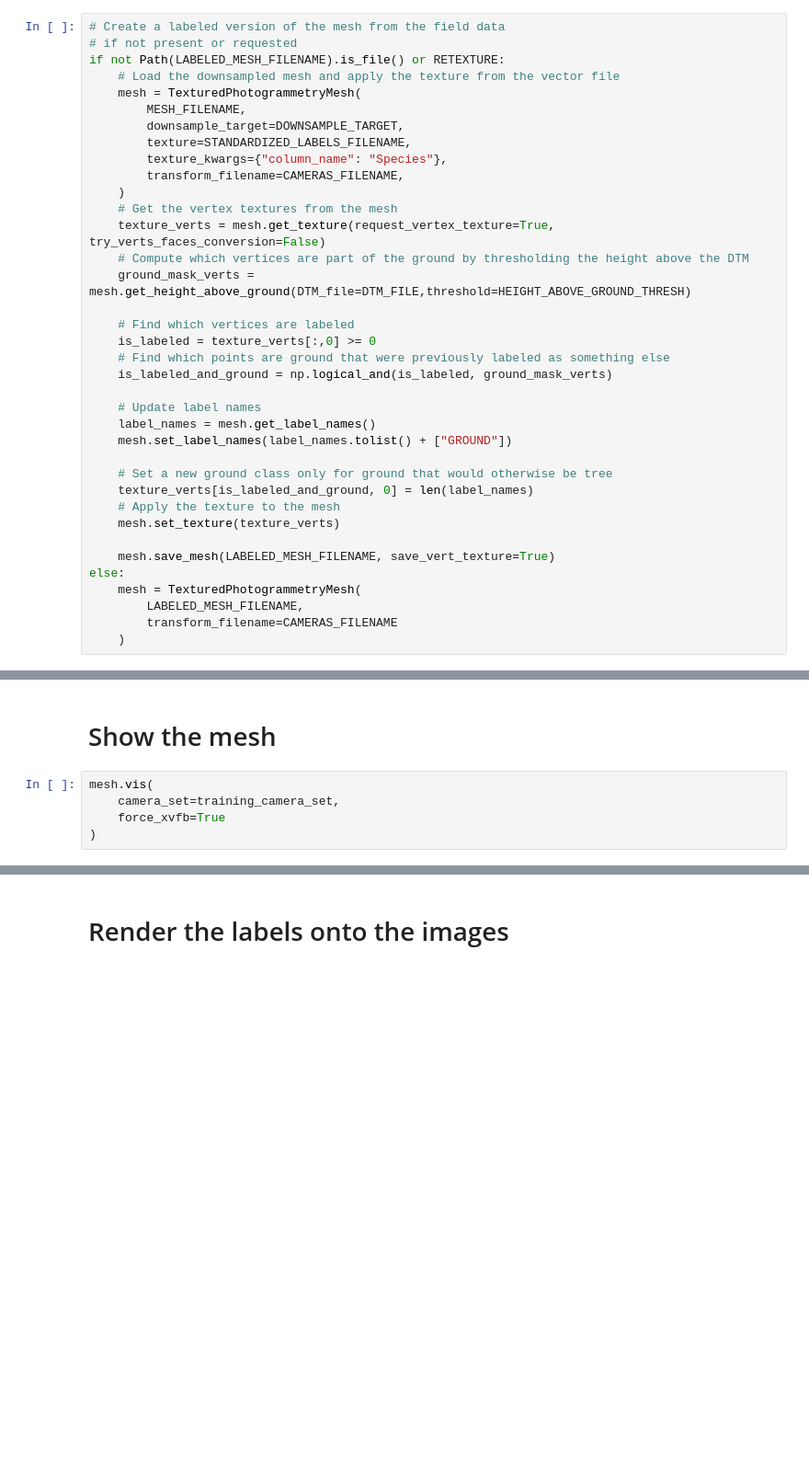
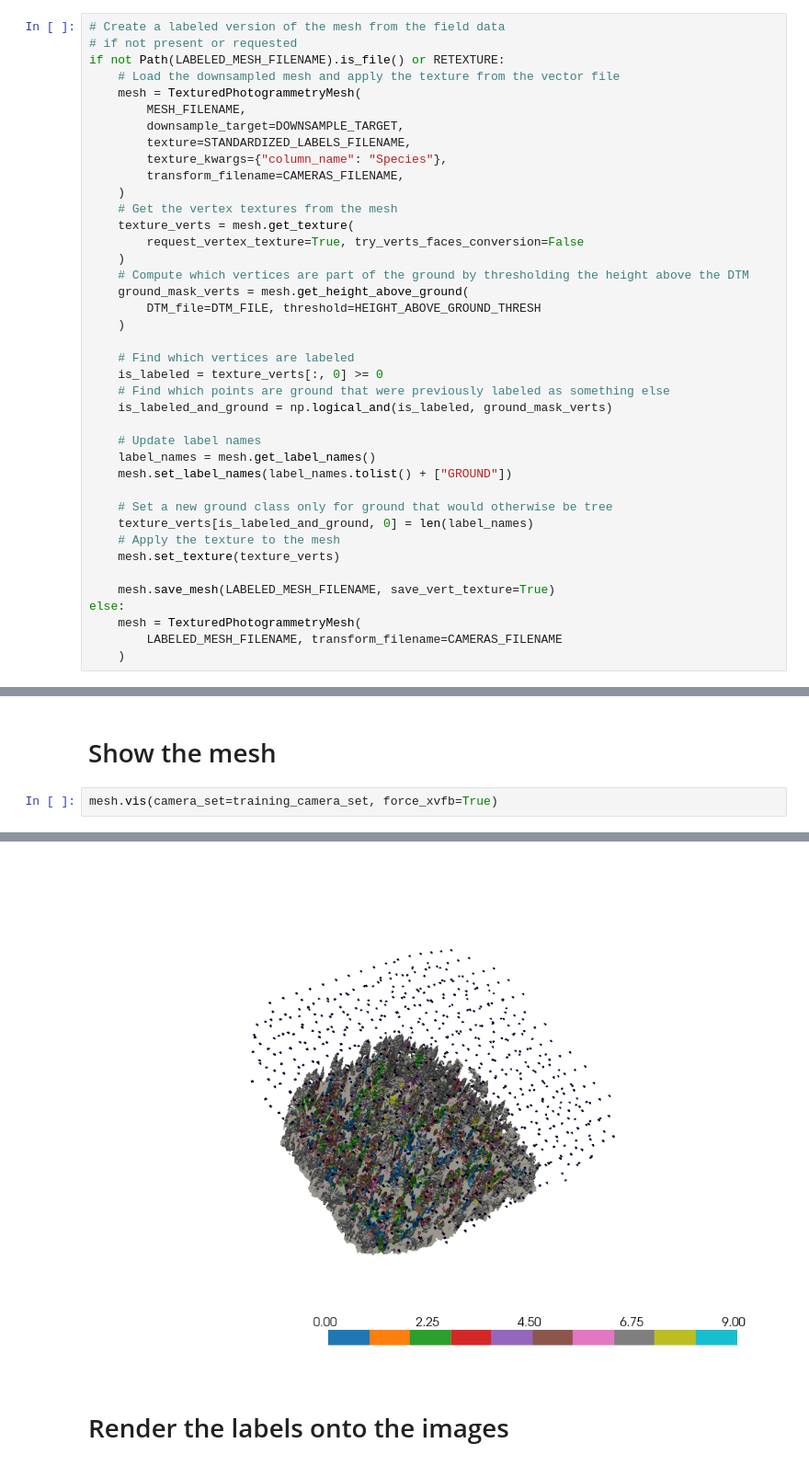
Before and after one commit to open-forest-observatory/geograypher, a Jupyter notebook: examples/render_labels.ipynb, the cells around one changed output, grey strips where cells are left out. Shown at 92% size. Cells and saved outputs as stored; diff of their text form; blank space fills up the shorter version.

```diff
--- a/examples/render_labels.ipynb
+++ b/examples/render_labels.ipynb
@@ -89,12 +104,16 @@ if not Path(LABELED_MESH_FILENAME).is_file() or RETEXTURE:
         transform_filename=CAMERAS_FILENAME,
     )
     # Get the vertex textures from the mesh
-    texture_verts = mesh.get_texture(request_vertex_texture=True, try_verts_faces_conversion=False)
+    texture_verts = mesh.get_texture(
+        request_vertex_texture=True, try_verts_faces_conversion=False
+    )
     # Compute which vertices are part of the ground by thresholding the height above the DTM
-    ground_mask_verts = mesh.get_height_above_ground(DTM_file=DTM_FILE,threshold=HEIGHT_ABOVE_GROUND_THRESH)
+    ground_mask_verts = mesh.get_height_above_ground(
+        DTM_file=DTM_FILE, threshold=HEIGHT_ABOVE_GROUND_THRESH
+    )
 
     # Find which vertices are labeled
-    is_labeled = texture_verts[:,0] >= 0
+    is_labeled = texture_verts[:, 0] >= 0
     # Find which points are ground that were previously labeled as something else
     is_labeled_and_ground = np.logical_and(is_labeled, ground_mask_verts)
 
@@ -110,8 +129,7 @@ if not Path(LABELED_MESH_FILENAME).is_file() or RETEXTURE:
     mesh.save_mesh(LABELED_MESH_FILENAME, save_vert_texture=True)
 else:
     mesh = TexturedPhotogrammetryMesh(
-        LABELED_MESH_FILENAME,
-        transform_filename=CAMERAS_FILENAME
+        LABELED_MESH_FILENAME, transform_filename=CAMERAS_FILENAME
     )
 # %% [markdown]
 # Load a set of cameras and downsample them to the region around annotations
@@ -125,7 +143,5 @@ training_camera_set = camera_set.get_subset_near_geofile(
 # %% [markdown]
 # Show the mesh
 # %%
-mesh.vis(
-    camera_set=training_camera_set,
-    force_xvfb=True
-)
+mesh.vis(camera_set=training_camera_set, force_xvfb=True)
+# %% [output]
@@ -132,3 +152,4 @@ mesh.vis(
+[figure, added]
 # %% [markdown]
 # Render the labels onto the images
 # %%
```
Also changed, not shown: parts of 7 cells of this notebook, 1 other file.
